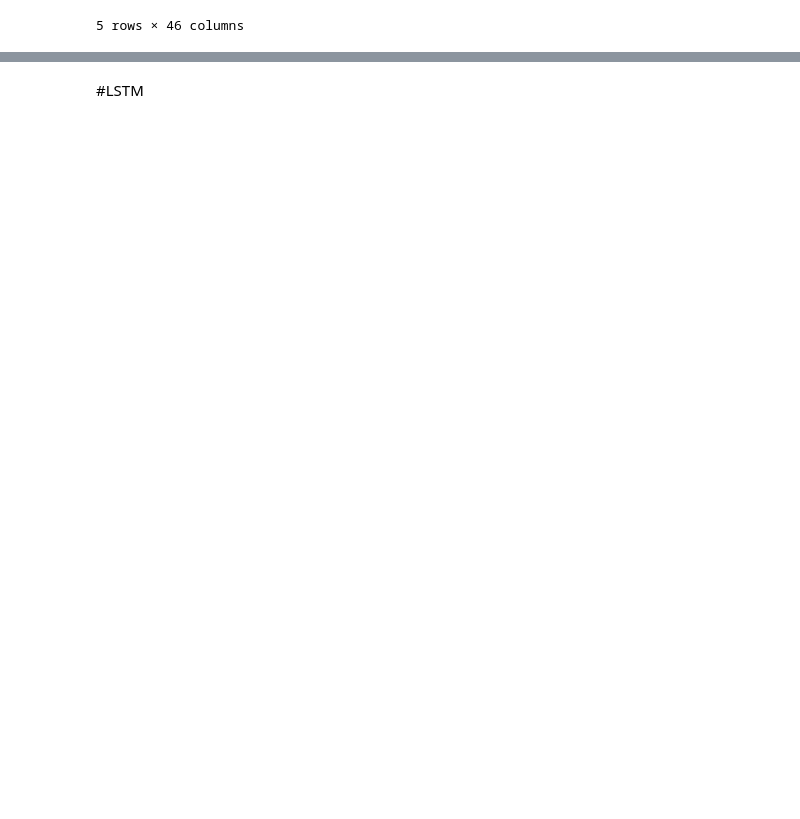
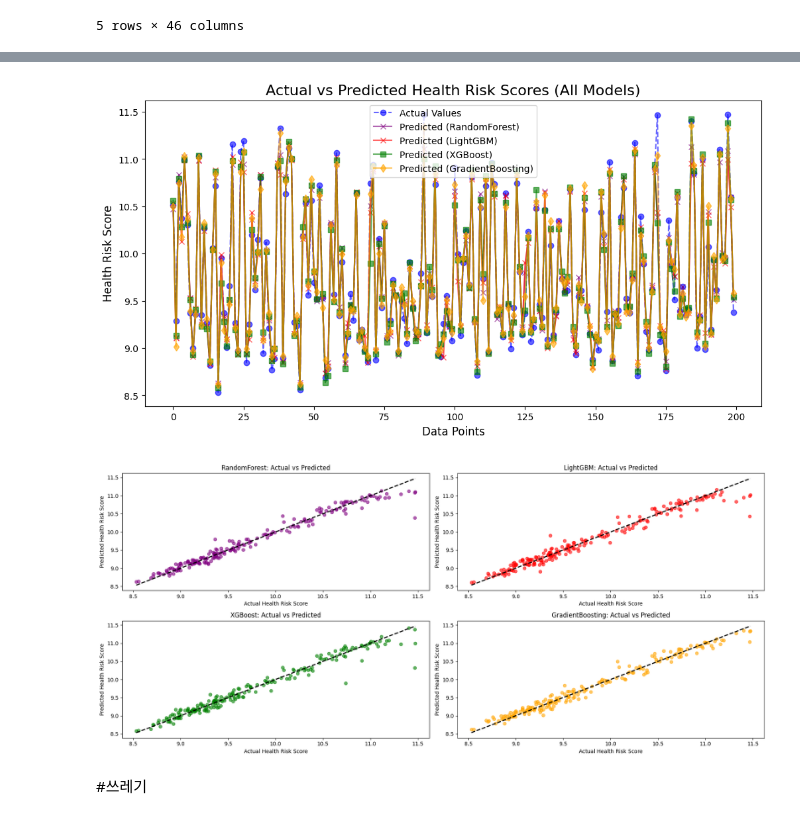
Before and after one commit to rich-hyun/5th-Static-Competition, a Jupyter notebook: static_jaehyun.ipynb, the cells around one changed output, grey strips where cells are left out. Saved outputs shown, nothing was run; the diff lists cells and outputs as text; code cells hidden in the pictures; blank space fills up the shorter version.

```diff
--- a/static_jaehyun.ipynb
+++ b/static_jaehyun.ipynb
@@ -49,2 +261,62 @@ data[selected_columns].head()
+# %%
+import matplotlib.pyplot as plt
+import numpy as np
+
+# 1. 선형 그래프: 실제값 vs 예측값 (모든 모델 포함)
+plt.figure(figsize=(12, 6))
+plt.plot(np.arange(len(y_test)), y_test, label='Actual Values', color='blue', linestyle='--', marker='o', alpha=0.6)
+plt.plot(np.arange(len(y_test)), y_pred_rf, label='Predicted (RandomForest)', color='purple', linestyle='-', marker='x', alpha=0.6)
+plt.plot(np.arange(len(y_test)), y_pred_lgbm, label='Predicted (LightGBM)', color='red', linestyle='-', marker='x', alpha=0.6)
+plt.plot(np.arange(len(y_test)), y_pred_xgb, label='Predicted (XGBoost)', color='green', linestyle='-', marker='s', alpha=0.6)
+plt.plot(np.arange(len(y_test)), y_pred_gbr, label='Predicted (GradientBoosting)', color='orange', linestyle='-', marker='d', alpha=0.6)
+
+# 그래프 제목과 라벨 설정
+plt.title('Actual vs Predicted Health Risk Scores (All Models)', fontsize=16)
+plt.xlabel('Data Points', fontsize=12)
+plt.ylabel('Health Risk Score', fontsize=12)
+plt.legend()
+plt.show()
+
+# 2. 산포도: 실제값 vs 예측값 (모든 모델 포함)
+plt.figure(figsize=(18, 8))
+
+# RandomForest
+plt.subplot(2, 2, 1)
+plt.scatter(y_test, y_pred_rf, color='purple', alpha=0.6)
+plt.plot([y_test.min(), y_test.max()], [y_test.min(), y_test.max()], 'k--', lw=2)
+plt.title('RandomForest: Actual vs Predicted')
+plt.xlabel('Actual Health Risk Score')
+plt.ylabel('Predicted Health Risk Score')
+
+# LightGBM
+plt.subplot(2, 2, 2)
+plt.scatter(y_test, y_pred_lgbm, color='red', alpha=0.6)
+plt.plot([y_test.min(), y_test.max()], [y_test.min(), y_test.max()], 'k--', lw=2)
+plt.title('LightGBM: Actual vs Predicted')
+plt.xlabel('Actual Health Risk Score')
+plt.ylabel('Predicted Health Risk Score')
+
+# XGBoost
+plt.subplot(2, 2, 3)
+plt.scatter(y_test, y_pred_xgb, color='green', alpha=0.6)
+plt.plot([y_test.min(), y_test.max()], [y_test.min(), y_test.max()], 'k--', lw=2)
+plt.title('XGBoost: Actual vs Predicted')
+plt.xlabel('Actual Health Risk Score')
+plt.ylabel('Predicted Health Risk Score')
+
+# GradientBoosting
+plt.subplot(2, 2, 4)
+plt.scatter(y_test, y_pred_gbr, color='orange', alpha=0.6)
+plt.plot([y_test.min(), y_test.max()], [y_test.min(), y_test.max()], 'k--', lw=2)
+plt.title('GradientBoosting: Actual vs Predicted')
+plt.xlabel('Actual Health Risk Score')
+plt.ylabel('Predicted Health Risk Score')
+
+# 그래프 레이아웃 설정
+plt.tight_layout()
+plt.show()
+# %% [output]
+[figure, added]
+[figure, added]
 # %% [markdown]
-#LSTM
+#쓰레기
```
Also changed, not shown: parts of 19 cells of this notebook.
